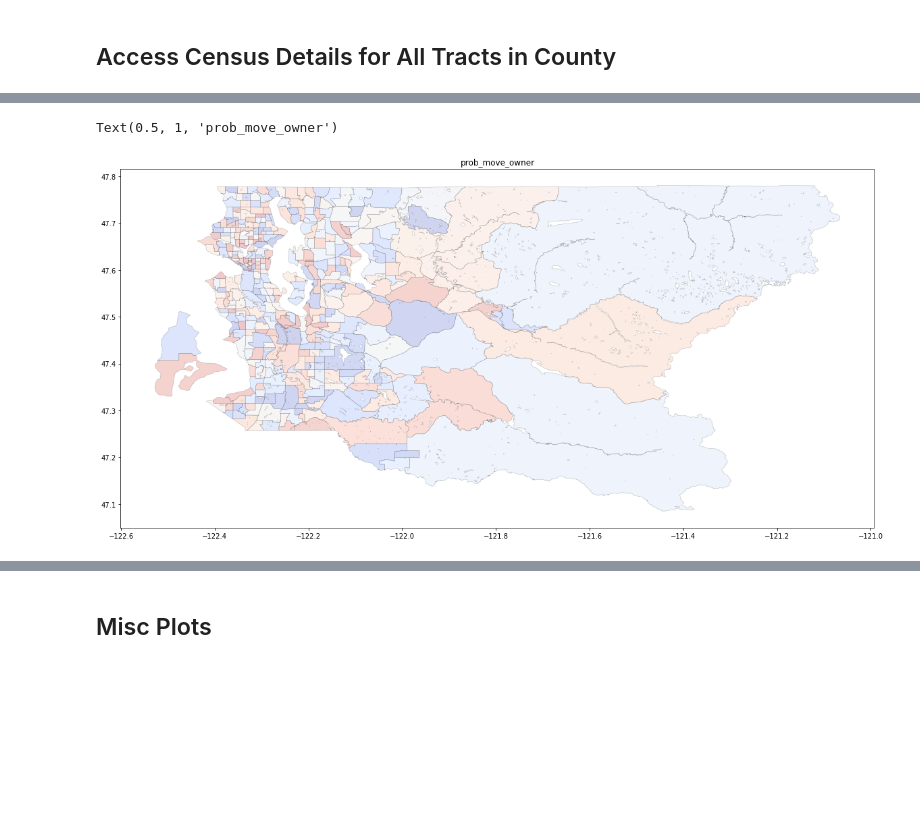
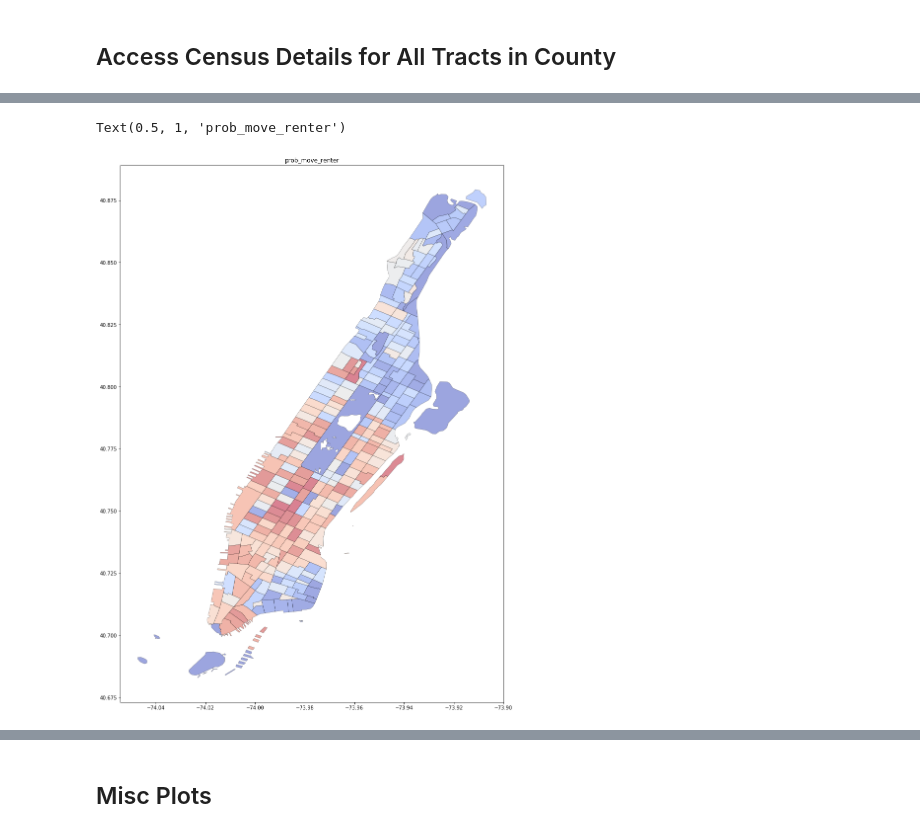
Before and after one commit to ipeirotis/census, a Jupyter notebook: Mapping_Variables_of_Interest.ipynb, the cells around one changed output, grey strips where cells are left out. Drawn from its saved outputs; the diff is of its cells as text; code cells hidden in the pictures; blank space fills up the shorter version.

```diff
--- a/Mapping_Variables_of_Interest.ipynb
+++ b/Mapping_Variables_of_Interest.ipynb
@@ -21,7 +21,7 @@ geolocator = GeoLocator(google_key)
 # %%
 census = Census(census_api_key, google_key)
 # %%
-address = "2033 6th Avenue, Seattle WA 98121"
+address = "110 Bleecker Street, New York NY"
 geocode = geolocator.get_census_block(address)
 geocode
 # %% [output]
@@ -138,5 +142,5 @@ df
 # %%
-attr = "prob_move_owner"
+attr = "prob_move_renter"
 df.sort_values(attr)
 # %% [output]
 |  | NAME | Total_Population | Owner | Renter | Same_house_1_year_ago | Same_house_1_year_ago_owner | ... |
@@ -155,14 +159,19 @@ df.sort_values(attr)
 # %%
-geo_df.merge(df, left_on='TRACTCE', right_on='tract').plot(
+ax = geo_df.merge(df, left_on='TRACTCE', right_on='tract').plot(
     column = attr+'_percentile',
     linewidth=0.5,
     edgecolor='Black',
     figsize=(20, 20),
     cmap = 'coolwarm',
-    alpha=0.25).set_title(attr)
+    alpha=0.5)
+
+ax.set_title(attr)
+
+# ax.set_xlim(-122.6,-122)
+# ax.set_ylim(47.25,47.75)
 # %% [output]
-Text(0.5, 1, 'prob_move_owner')
+Text(0.5, 1, 'prob_move_renter')
-[figure, old version]
+[figure, new version]
 # %%
 # Dataset from NYC Open Data: https://data.cityofnewyork.us/City-Government/Neighborhood-Tabulation-Areas/cpf4-rkhq
 nyc_geourl = 'https://data.cityofnewyork.us/api/geospatial/cpf4-rkhq?method=export&format=GeoJSON'
```
Also changed, not shown: parts of 15 cells of this notebook, 2 other files.
